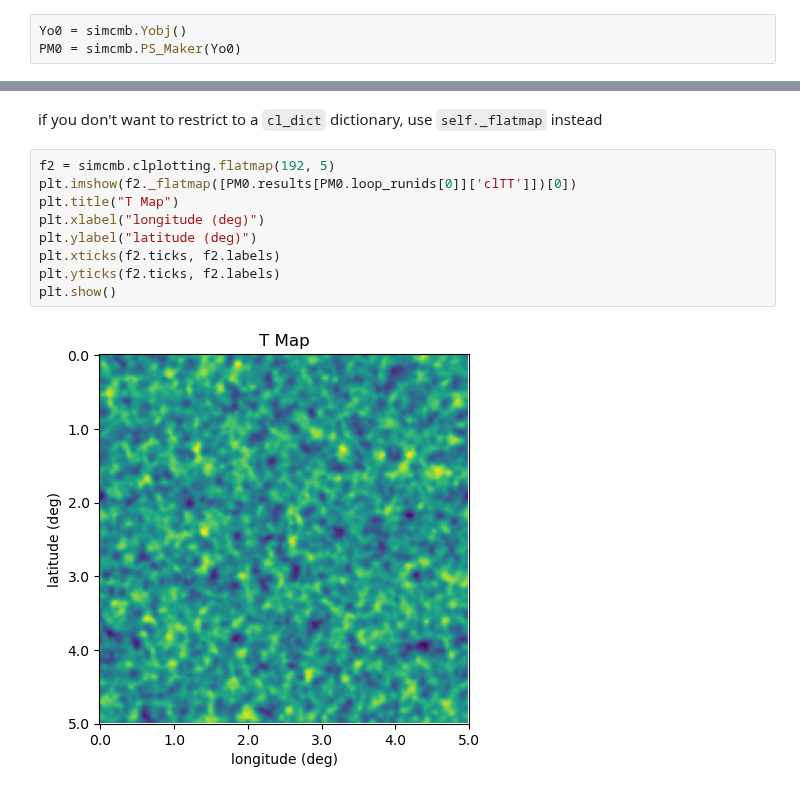
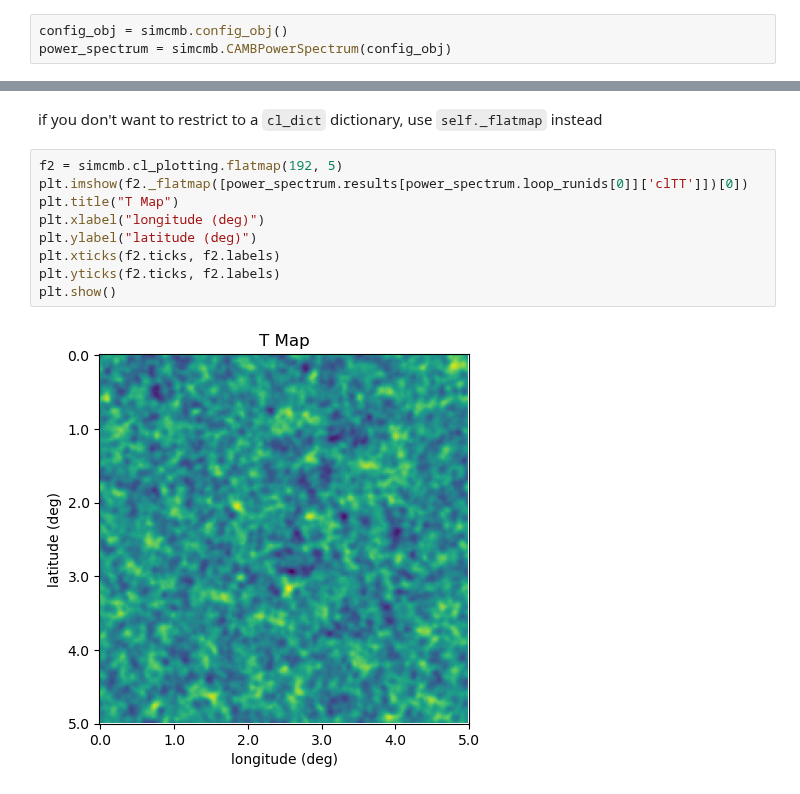
Before and after one commit to deepskies/DeepCMBsim, a Jupyter notebook: notebooks/simcmb_example.ipynb, the cells around one changed output, grey strips where cells are left out. Drawn from its saved outputs; the diff is of its cells as text.

Commit message:
updated __init__.py to reflect reversion of name of package directory from `CAMBPowerSpectrum` back to `simcmb`; updates in `camb_power_spectrum.py` and notebook

```diff
--- a/notebooks/simcmb_example.ipynb
+++ b/notebooks/simcmb_example.ipynb
@@ -19,8 +19,8 @@ initialize the two most important objects:
 
 `PM0`: an instance of `simcmb.PS_Maker` that stores results from CAMB runs and their associated parameter values
 # %%
-Yo0 = simcmb.Yobj()
-PM0 = simcmb.PS_Maker(Yo0)
+config_obj = simcmb.config_obj()
+power_spectrum = simcmb.CAMBPowerSpectrum(config_obj)
 # %% [markdown]
 here we are invoking the most important method of `PM0`, which takes the single kwarg `save_to_dict` if we want to save the run (if blank, it simply returns the results)
 # %%
@@ -171,13 +181,13 @@ f1.flatmap('TQU').shape
 # %% [markdown]
 if you don't want to restrict to a `cl_dict` dictionary, use `self._flatmap` instead
 # %%
-f2 = simcmb.clplotting.flatmap(192, 5)
-plt.imshow(f2._flatmap([PM0.results[PM0.loop_runids[0]]['clTT']])[0])
+f2 = simcmb.cl_plotting.flatmap(192, 5)
+plt.imshow(f2._flatmap([power_spectrum.results[power_spectrum.loop_runids[0]]['clTT']])[0])
 plt.title("T Map")
 plt.xlabel("longitude (deg)")
 plt.ylabel("latitude (deg)")
 plt.xticks(f2.ticks, f2.labels)
 plt.yticks(f2.ticks, f2.labels)
 plt.show()
 # %% [output]
-[figure, old version]
+[figure, new version]
```
Also changed, not shown: parts of 11 cells of this notebook, 2 other files.
